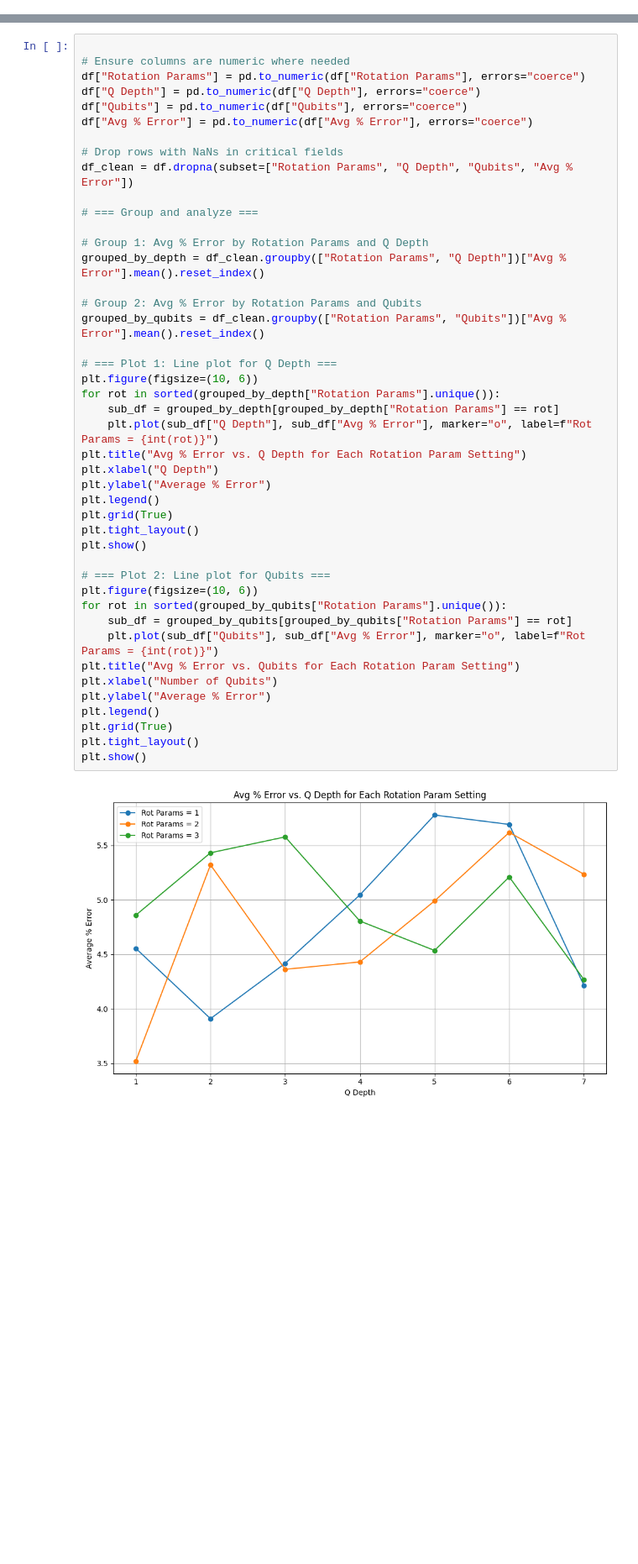
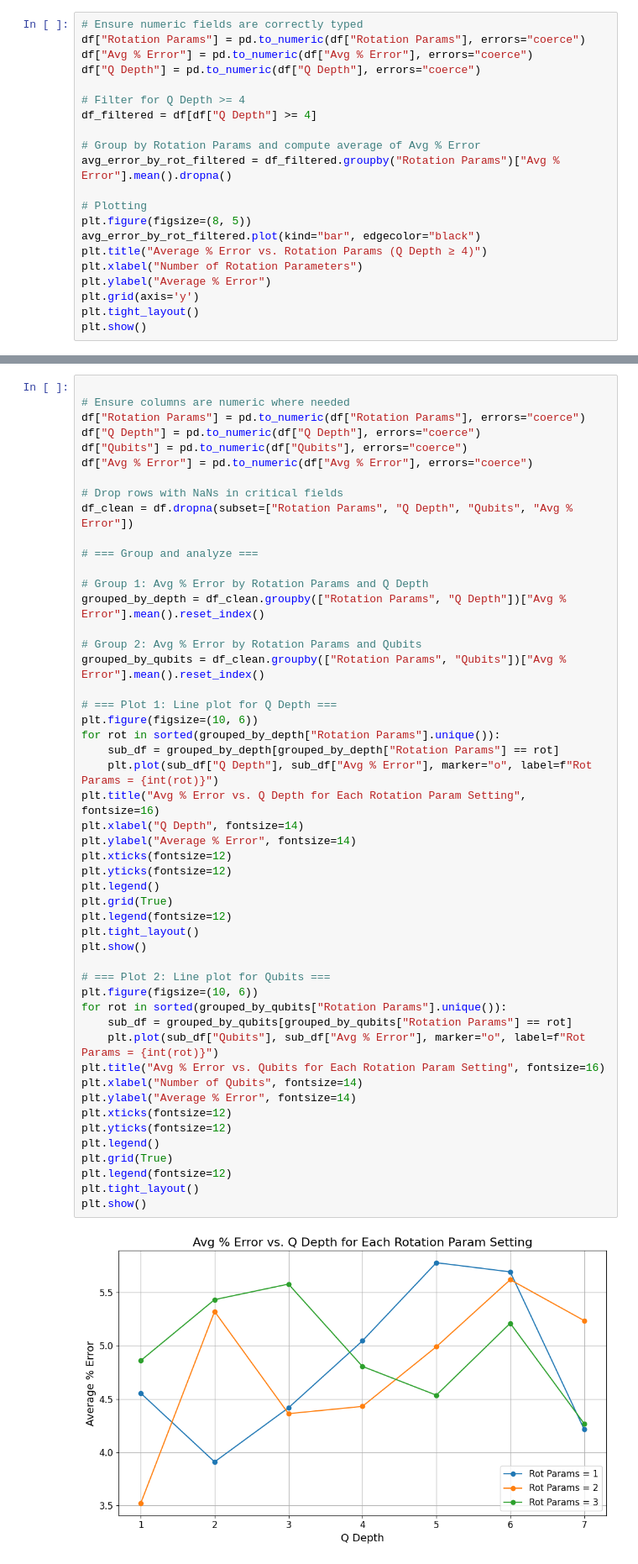
Before and after one commit to NathanPaceydev/Time-Series-Forecasting-Using-Hybrid-Quantum-Classical-Models, a Jupyter notebook: optimization/data_analysis.ipynb, the cells around one changed output, grey strips where cells are left out. Shown: that part at 84% size. Drawn from its saved outputs; the diff is of its cells as text; blank space fills up the shorter version.

```diff
--- a/optimization/data_analysis.ipynb
+++ b/optimization/data_analysis.ipynb
@@ -121,3 +169,24 @@ plt.tight_layout()
 plt.show()
 # %% [output]
 [figure]
+# %%
+# Ensure numeric fields are correctly typed
+df["Rotation Params"] = pd.to_numeric(df["Rotation Params"], errors="coerce")
+df["Avg % Error"] = pd.to_numeric(df["Avg % Error"], errors="coerce")
+df["Q Depth"] = pd.to_numeric(df["Q Depth"], errors="coerce")
+
+# Filter for Q Depth >= 4
+df_filtered = df[df["Q Depth"] >= 4]
+
+# Group by Rotation Params and compute average of Avg % Error
+avg_error_by_rot_filtered = df_filtered.groupby("Rotation Params")["Avg % Error"].mean().dropna()
+
+# Plotting
+plt.figure(figsize=(8, 5))
+avg_error_by_rot_filtered.plot(kind="bar", edgecolor="black")
+plt.title("Average % Error vs. Rotation Params (Q Depth ≥ 4)")
+plt.xlabel("Number of Rotation Parameters")
+plt.ylabel("Average % Error")
+plt.grid(axis='y')
+plt.tight_layout()
+plt.show()
@@ -133,37 +204,43 @@ df["Avg % Error"] = pd.to_numeric(df["Avg % Error"], errors="coerce")
 df_clean = df.dropna(subset=["Rotation Params", "Q Depth", "Qubits", "Avg % Error"])
 
 # === Group and analyze ===
 
 # Group 1: Avg % Error by Rotation Params and Q Depth
 grouped_by_depth = df_clean.groupby(["Rotation Params", "Q Depth"])["Avg % Error"].mean().reset_index()
 
 # Group 2: Avg % Error by Rotation Params and Qubits
 grouped_by_qubits = df_clean.groupby(["Rotation Params", "Qubits"])["Avg % Error"].mean().reset_index()
 
 # === Plot 1: Line plot for Q Depth ===
 plt.figure(figsize=(10, 6))
 for rot in sorted(grouped_by_depth["Rotation Params"].unique()):
     sub_df = grouped_by_depth[grouped_by_depth["Rotation Params"] == rot]
     plt.plot(sub_df["Q Depth"], sub_df["Avg % Error"], marker="o", label=f"Rot Params = {int(rot)}")
-plt.title("Avg % Error vs. Q Depth for Each Rotation Param Setting")
-plt.xlabel("Q Depth")
-plt.ylabel("Average % Error")
+plt.title("Avg % Error vs. Q Depth for Each Rotation Param Setting", fontsize=16)
+plt.xlabel("Q Depth", fontsize=14)
+plt.ylabel("Average % Error", fontsize=14)
+plt.xticks(fontsize=12)
+plt.yticks(fontsize=12)
 plt.legend()
 plt.grid(True)
+plt.legend(fontsize=12)
 plt.tight_layout()
 plt.show()
 
 # === Plot 2: Line plot for Qubits ===
 plt.figure(figsize=(10, 6))
 for rot in sorted(grouped_by_qubits["Rotation Params"].unique()):
     sub_df = grouped_by_qubits[grouped_by_qubits["Rotation Params"] == rot]
     plt.plot(sub_df["Qubits"], sub_df["Avg % Error"], marker="o", label=f"Rot Params = {int(rot)}")
-plt.title("Avg % Error vs. Qubits for Each Rotation Param Setting")
-plt.xlabel("Number of Qubits")
-plt.ylabel("Average % Error")
+plt.title("Avg % Error vs. Qubits for Each Rotation Param Setting", fontsize=16)
+plt.xlabel("Number of Qubits", fontsize=14)
+plt.ylabel("Average % Error", fontsize=14)
+plt.xticks(fontsize=12)
+plt.yticks(fontsize=12)
 plt.legend()
 plt.grid(True)
+plt.legend(fontsize=12)
 plt.tight_layout()
 plt.show()
 # %% [output]
-[figure, old version]
+[figure, new version]
```
Also changed, not shown: parts of 7 cells of this notebook, 29 other files.
